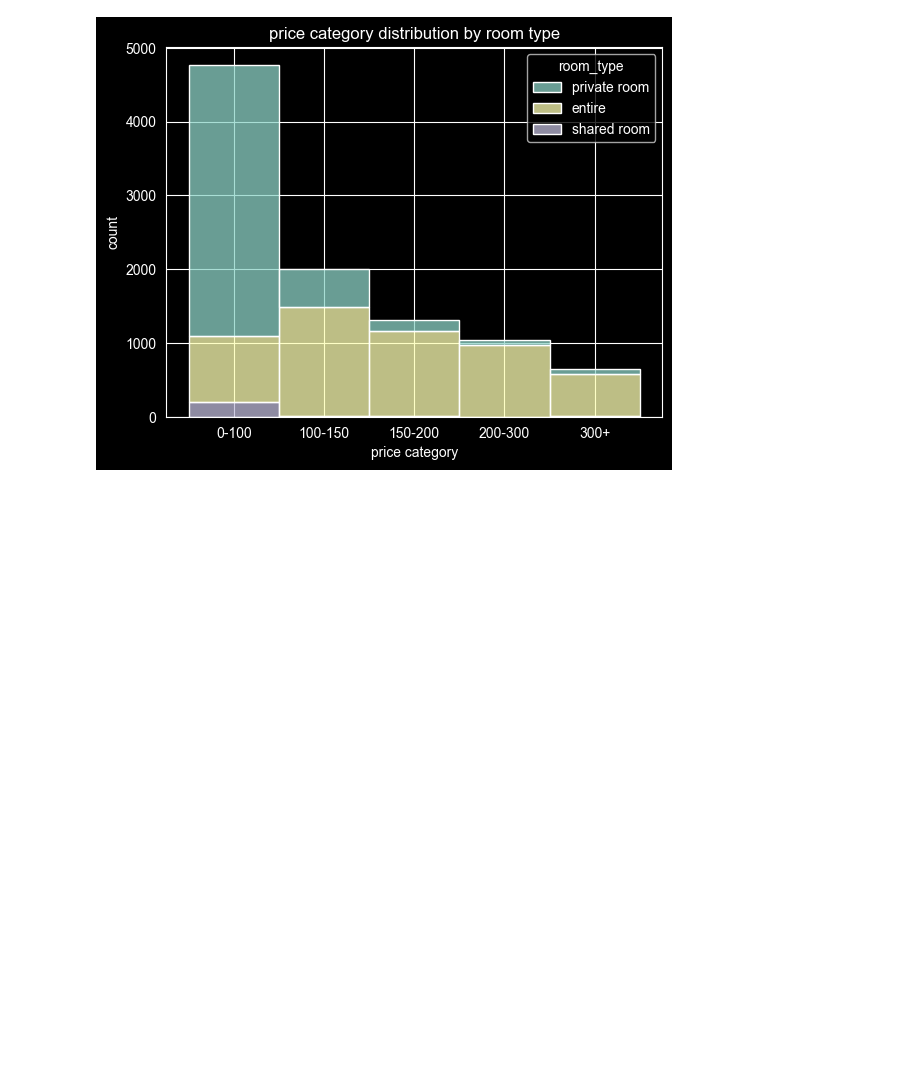
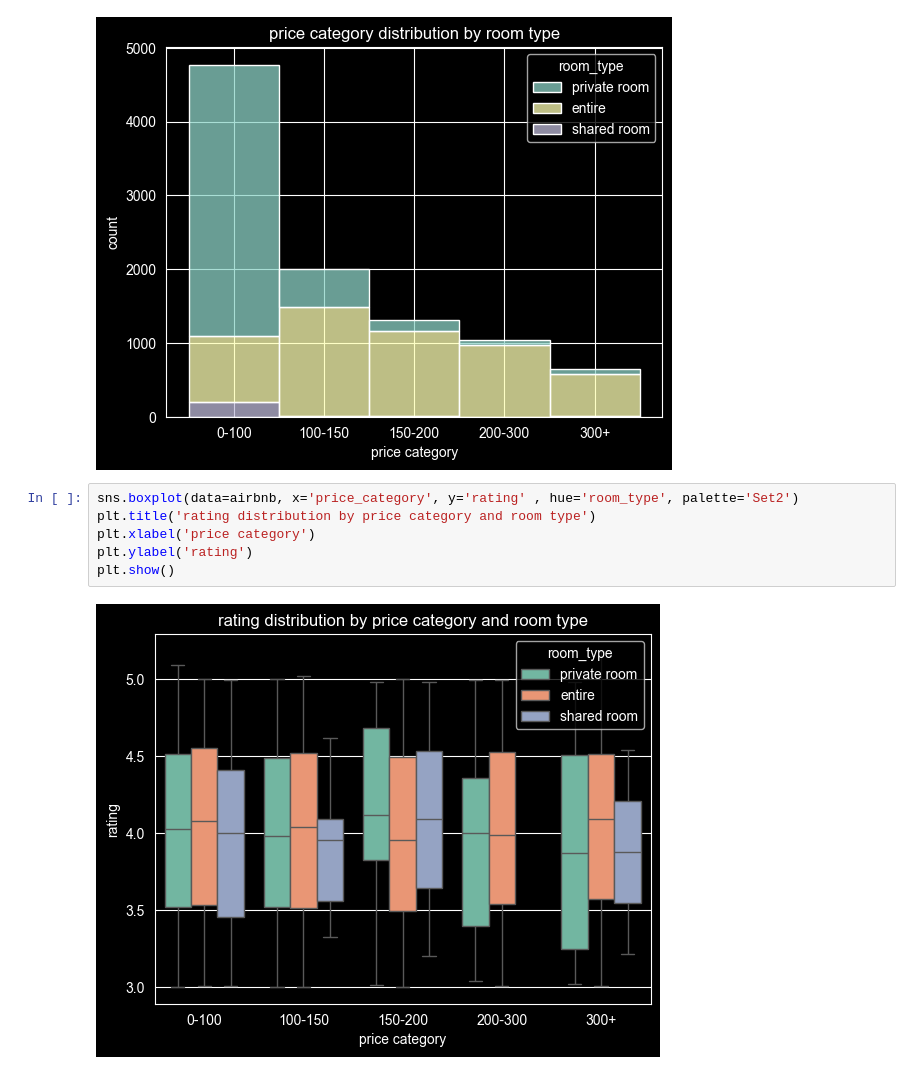
Before and after one commit to kflisikowsky/Data_Analysis_Workshops, a Jupyter notebook: airbnb_charts.ipynb, the cells around one changed output. Drawn from its saved outputs; the diff is of its cells as text; blank space fills up the shorter version.

```diff
--- a/airbnb_charts.ipynb
+++ b/airbnb_charts.ipynb
@@ -48,3 +48,11 @@ plt.ylabel('count')
 plt.show()
 # %% [output]
 [figure]
+# %%
+sns.boxplot(data=airbnb, x='price_category', y='rating' , hue='room_type', palette='Set2')
+plt.title('rating distribution by price category and room type')
+plt.xlabel('price category')
+plt.ylabel('rating')
+plt.show()
+# %% [output]
+[figure, added]
```
